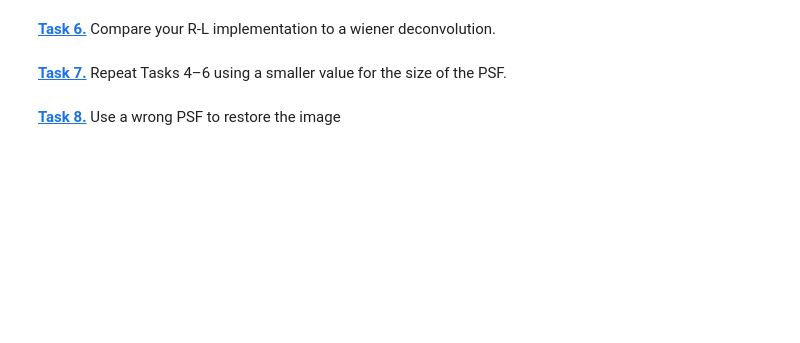
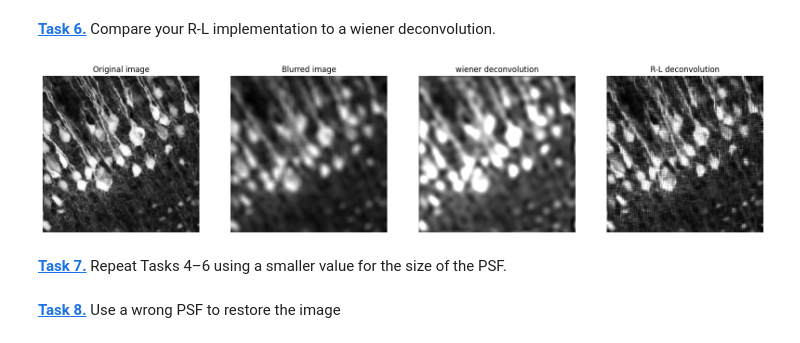
Before and after one commit to AB22-too/mobi-fs5-python, a Jupyter notebook: deconvolution.ipynb, the cells around one changed output. Drawn from its saved outputs; the diff is of its cells as text; code cells hidden in the pictures; blank space fills up the shorter version.

```diff
--- a/deconvolution.ipynb
+++ b/deconvolution.ipynb
@@ -97,5 +121,30 @@ noise = noise / reduce_factor
 # %% [markdown]
 **[Task 6.]()** Compare your R-L implementation to a wiener deconvolution.
+# %%
+wiener1 = wiener(cellpsf, gpfs, balance= 2, clip = True)
+# %%
+Rl = richardson_lucy_deconvolution(cellpsf, psf, 300)
+# %%
+plt.figure(figsize=(20,5))
+plt.subplot(1, 4, 1)
+plt.axis('off')
+plt.imshow(img, 'gray')
+plt.title('Original image')
+plt.subplot(1, 4, 2)
+plt.axis('off')
+plt.imshow(cellpsf, 'gray')
+plt.title('Blurred image')
+plt.subplot(1, 4, 3)
+plt.axis('off')
+plt.imshow(wiener1, 'gray')
+plt.title('wiener deconvolution')
+plt.subplot(1, 4, 4)
+plt.axis('off')
+plt.imshow(Rl, 'gray')
+plt.title('R-L deconvolution')
+plt.show()
+# %% [output]
+[figure, added]
 # %% [markdown]
 **[Task 7.]()** Repeat Tasks 4–6 using a smaller value for the size of the PSF.
 # %% [markdown]
```
Also changed, not shown: parts of 5 cells of this notebook.
